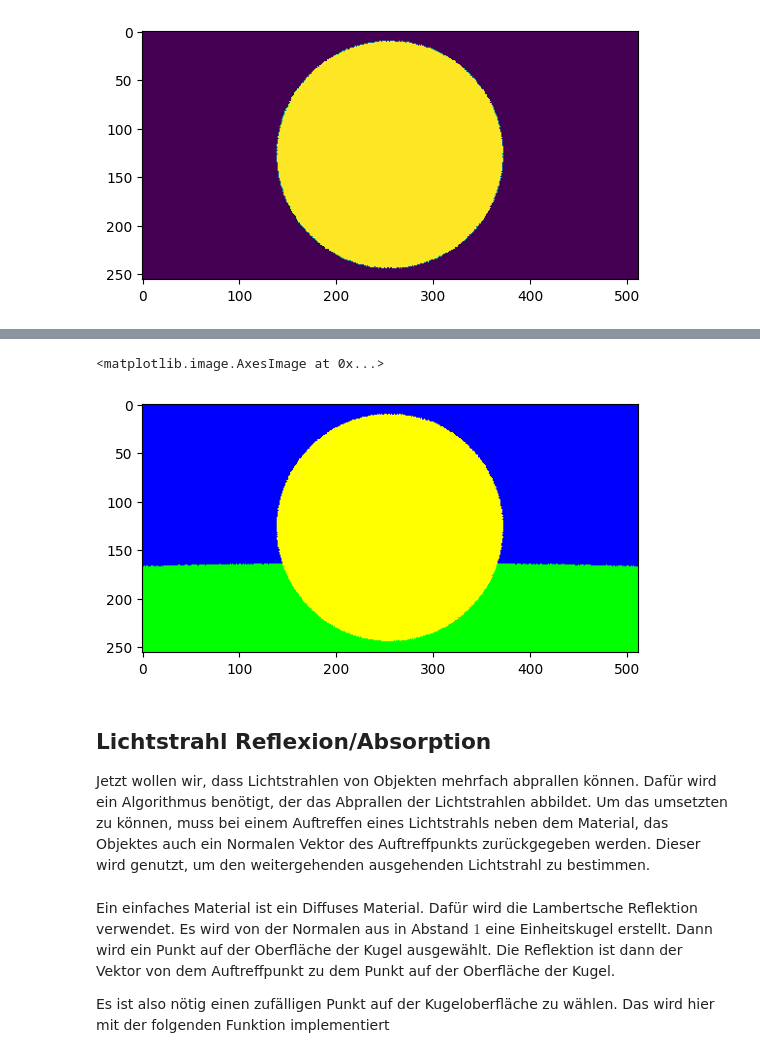
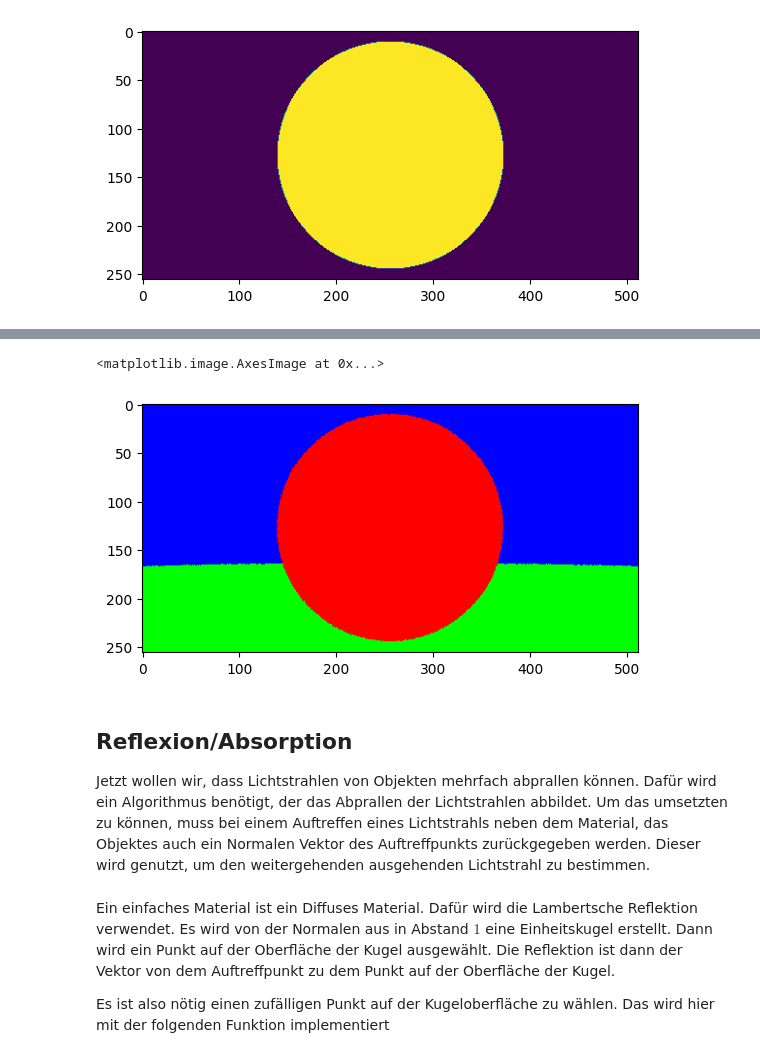
Before and after one commit to paul-pw/raytracing_python, a Jupyter notebook: ray_tracing.ipynb, the cells around one changed output, grey strips where cells are left out. Drawn from its saved outputs; the diff is of its cells as text; code cells hidden in the pictures.

Commit message:
add images and stuff

```diff
--- a/ray_tracing.ipynb
+++ b/ray_tracing.ipynb
@@ -244,31 +292,31 @@ Mit der Einführung von Materialien muss auch die Rendering Funktion angepasst w
 # %%
 camera = Camera(ImageSize(256, 512))
-objects: list[Object] = [Circle(np.array([50, 0, 0]), 10, Material([1,1,0])),
+objects: list[Object] = [Circle(np.array([50, 0, 0]), 10, Material([1,0,0])),
                          Circle(np.array([0, 5000, 0]), 4990, Material([0, 1, 0])),
                          Circle(np.array([0, 0, 0]), 5000, Material([0, 0, 1]))]
 
 def render(camera: Camera, objects: list[Object]):
     img = np.zeros((camera.imageSize.width,camera.imageSize.height, 3))
     for x in range(camera.imageSize.width):
         for y in range(camera.imageSize.height):
             ray = camera._getRay(x, y)
             hits: list[Tuple[float, Material]] = []
             for obj in objects:
                 hit = obj.hit(ray)
                 if hit is not None:
                     hits.append(hit)
             if len(hits) == 0:
                 img[x, y] = [0,0,0]
                 continue
             criticalHit = min(hits, key=lambda hit: hit[0])
             img[x,y] = criticalHit[1].color * ray.color
     return img
 plt.imshow(render(camera, objects))
 # %% [output]
 <matplotlib.image.AxesImage at 0x...>
-[figure, old version]
+[figure, new version]
 # %% [markdown]
-## Lichtstrahl Reflexion/Absorption
+## Reflexion/Absorption
 
 Jetzt wollen wir, dass Lichtstrahlen von Objekten mehrfach abprallen können.
 Dafür wird ein Algorithmus benötigt, der das Abprallen der Lichtstrahlen abbildet.
```
Also changed, not shown: parts of 14 cells of this notebook, 8 other files.
